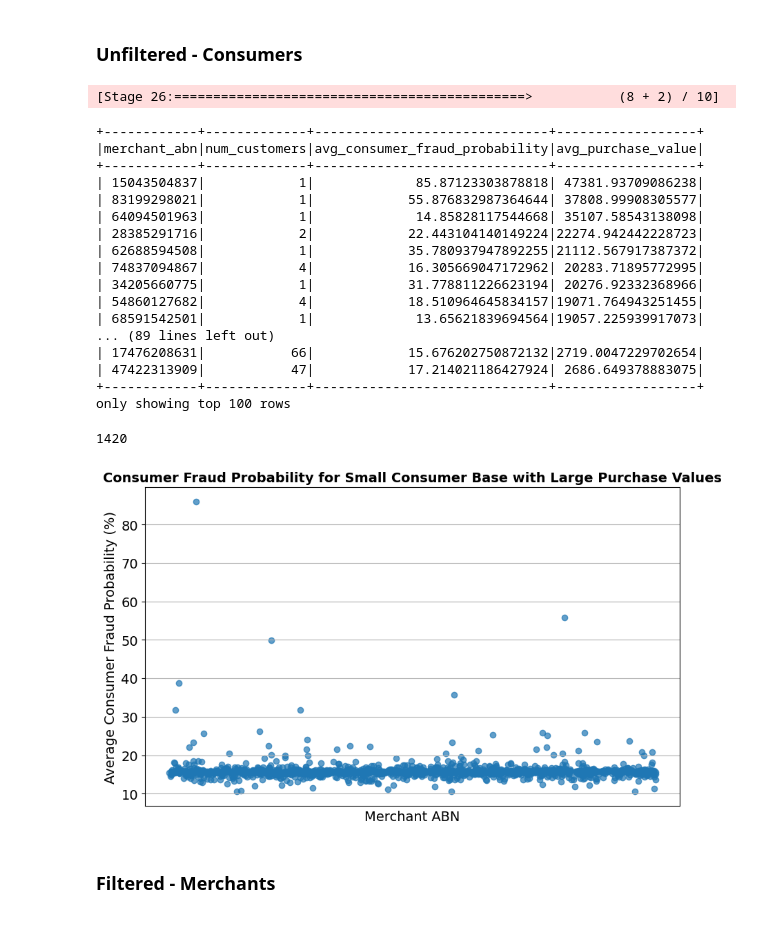
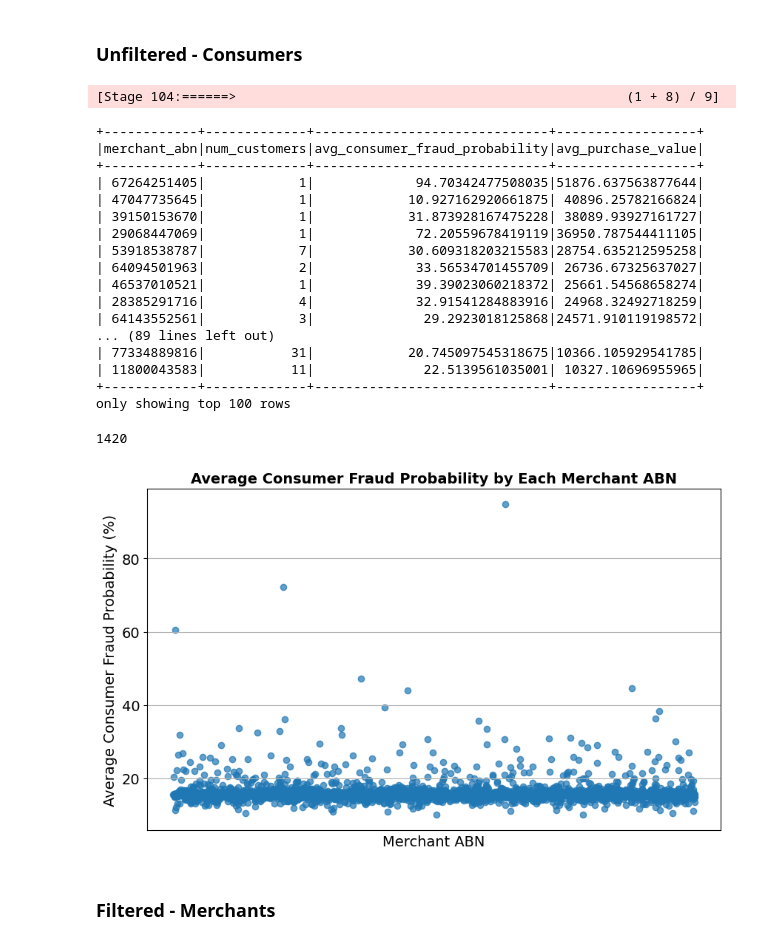
Before and after one commit to MAST30034-AppliedDataScience/project-2-group-buy-now-pay-later-industry-project-28, a Jupyter notebook: notebooks/07_Interesting_Findings.ipynb, the cells around one changed output. Drawn from its saved outputs; the diff is of its cells as text; code cells hidden in the pictures.

```diff
--- a/notebooks/07_Interesting_Findings.ipynb
+++ b/notebooks/07_Interesting_Findings.ipynb
@@ -149,29 +143,29 @@ plt.show()
 # %% [markdown]
 ### Unfiltered - Consumers
 # %%
-interesting_consumers_1 = fraud_merchants.groupBy("merchant_abn") \
+interesting_consumers_1 = full_transaction.groupBy("merchant_abn") \
     .agg(F.countDistinct("user_id").alias("num_customers"),
          F.avg("consumer_fraud_probability").alias("avg_consumer_fraud_probability"),
          F.avg("dollar_value").alias("avg_purchase_value")) \
     .orderBy(F.col("avg_purchase_value").desc())
 interesting_consumers_1.show(100)
 # %% [output]
-[Stage 26:=============================================>           (8 + 2) / 10]
+[Stage 104:======>                                                  (1 + 8) / 9]
 +------------+-------------+------------------------------+------------------+
 |merchant_abn|num_customers|avg_consumer_fraud_probability|avg_purchase_value|
 +------------+-------------+------------------------------+------------------+
-| 15043504837|            1|             85.87123303878818| 47381.93709086238|
-| 83199298021|            1|            55.876832987364644| 37808.99908305577|
-| 64094501963|            1|             14.85828117544668| 35107.58543138098|
-| 28385291716|            2|            22.443104140149224|22274.942442228723|
-| 62688594508|            1|            35.780937947892255|21112.567917387372|
-| 74837094867|            4|            16.305669047172962| 20283.71895772995|
-| 34205660775|            1|            31.778811226623194| 20276.92332368966|
-| 54860127682|            4|            18.510964645834157|19071.764943251455|
-| 68591542501|            1|             13.65621839694564|19057.225939917073|
+| 67264251405|            1|             94.70342477508035|51876.637563877644|
+| 47047735645|            1|            10.927162920661875| 40896.25782166824|
+| 39150153670|            1|            31.873928167475228| 38089.93927161727|
+| 29068447069|            1|             72.20559678419119|36950.787544411105|
+| 53918538787|            7|            30.609318203215583|28754.635212595258|
+| 64094501963|            2|             33.56534701455709| 26736.67325637027|
+| 46537010521|            1|             39.39023060218372| 25661.54568658274|
+| 28385291716|            4|             32.91541284883916| 24968.32492718259|
+| 64143552561|            3|              29.2923018125868|24571.910119198572|
 ... (89 lines left out)
-| 17476208631|           66|            15.676202750872132|2719.0047229702654|
-| 47422313909|           47|            17.214021186427924| 2686.649378883075|
+| 77334889816|           31|            20.745097545318675|10366.105929541785|
+| 11800043583|           11|              22.5139561035001| 10327.10696955965|
 +------------+-------------+------------------------------+------------------+
 only showing top 100 rows
 # %%
@@ -181,25 +175,25 @@ interesting_consumers_1.count()
 # %%
 # Convert the PySpark DataFrame to a Pandas DataFrame properly
 interesting_consumers_1_pd = interesting_consumers_1.select('merchant_abn',
                                                             'avg_consumer_fraud_probability').toPandas()
 
 # Plot num_customers vs avg_purchase
 plt.figure(figsize=(10, 6))
 plt.scatter(interesting_consumers_1_pd['merchant_abn'],
             interesting_consumers_1_pd['avg_consumer_fraud_probability'], alpha=0.7)
-plt.title('Consumer Fraud Probability for Small Consumer Base with Large Purchase Values',
+plt.title('Average Consumer Fraud Probability by Each Merchant ABN',
            fontsize=14, weight='bold')
 plt.xlabel('Merchant ABN', fontsize=14)
 plt.ylabel('Average Consumer Fraud Probability (%)', fontsize=14)
 plt.xticks([], [])  # Hide the x-axis tick labels but keep the x-axis label
 plt.yticks(fontsize=14)
 plt.grid(True)
 
 # save and display the plot
 plt.savefig('../plots/abn_vs_avg_consumer_fraud_prob.png', dpi=300, bbox_inches='tight')
 plt.show()
 # %% [output]
-[figure, old version]
+[figure, new version]
 # %% [markdown]
 ### Filtered - Merchants
 # %%
```
Also changed, not shown: parts of 6 cells of this notebook, 3 other files.
